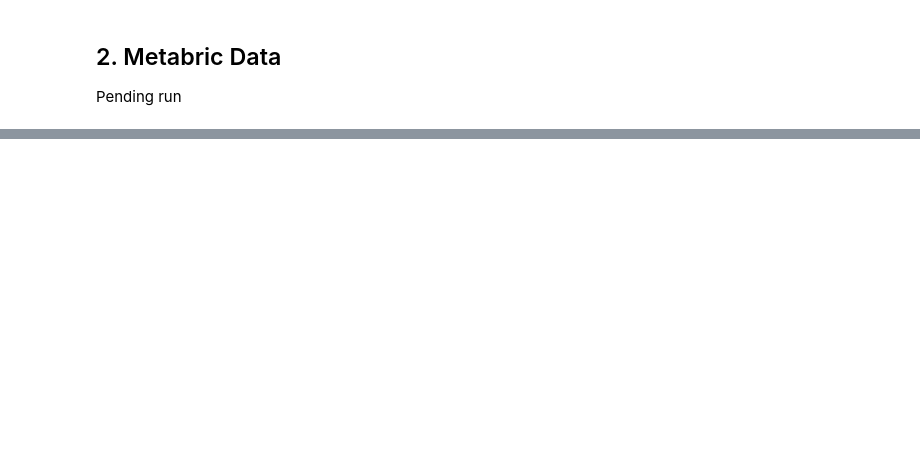
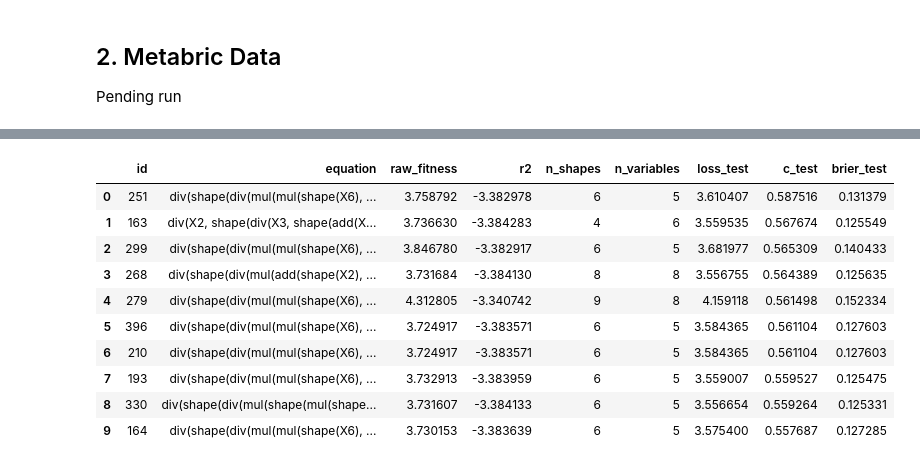
Before and after one commit to steliosbl/SurvSHAREs, a Jupyter notebook: share_evaluation.ipynb, the cells around one changed output, grey strips where cells are left out. Drawn from its saved outputs; the diff is of its cells as text; code cells hidden in the pictures; blank space fills up the shorter version.

```diff
--- a/share_evaluation.ipynb
+++ b/share_evaluation.ipynb
@@ -139,0 +166,16 @@ Pending run
+# %%
+res_df = pd.read_csv(checkpoint_dir / timestamp / "output.csv")
+res_df = res_df[res_df.n_shapes != 0].sort_values(by="c_test", ascending=False).reset_index(drop=True)
+res_df.head(10)
+# %% [output]
+|  | id | equation | raw_fitness | r2 | n_shapes | n_variables | loss_test | c_test | brier_test |
+| 0 | 251 | div(shape(div(mul(mul(shape(X6), ... | 3.758792 | -3.382978 | 6 | 5 | 3.610407 | 0.587516 | 0.131379 |
+| 1 | 163 | div(X2, shape(div(X3, shape(add(X... | 3.736630 | -3.384283 | 4 | 6 | 3.559535 | 0.567674 | 0.125549 |
+| 2 | 299 | div(shape(div(mul(mul(shape(X6), ... | 3.846780 | -3.382917 | 6 | 5 | 3.681977 | 0.565309 | 0.140433 |
+| 3 | 268 | div(shape(div(mul(add(shape(X2), ... | 3.731684 | -3.384130 | 8 | 8 | 3.556755 | 0.564389 | 0.125635 |
+| 4 | 279 | div(shape(div(mul(mul(shape(X6), ... | 4.312805 | -3.340742 | 9 | 8 | 4.159118 | 0.561498 | 0.152334 |
+| 5 | 396 | div(shape(div(mul(mul(shape(X6), ... | 3.724917 | -3.383571 | 6 | 5 | 3.584365 | 0.561104 | 0.127603 |
+| 6 | 210 | div(shape(div(mul(mul(shape(X6), ... | 3.724917 | -3.383571 | 6 | 5 | 3.584365 | 0.561104 | 0.127603 |
+| 7 | 193 | div(shape(div(mul(mul(shape(X6), ... | 3.732913 | -3.383959 | 6 | 5 | 3.559007 | 0.559527 | 0.125475 |
+| 8 | 330 | div(shape(div(mul(shape(mul(shape... | 3.731607 | -3.384133 | 6 | 5 | 3.556654 | 0.559264 | 0.125331 |
+| 9 | 164 | div(shape(div(mul(mul(shape(X6), ... | 3.730153 | -3.383639 | 6 | 5 | 3.575400 | 0.557687 | 0.127285 |
```
Also changed, not shown: parts of 11 cells of this notebook.
